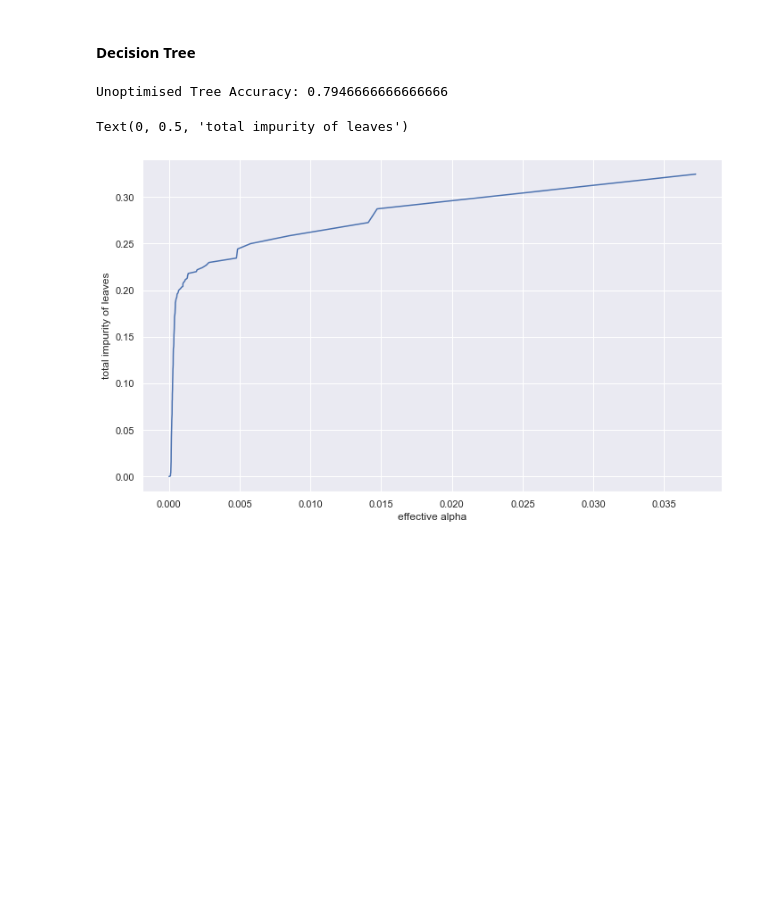
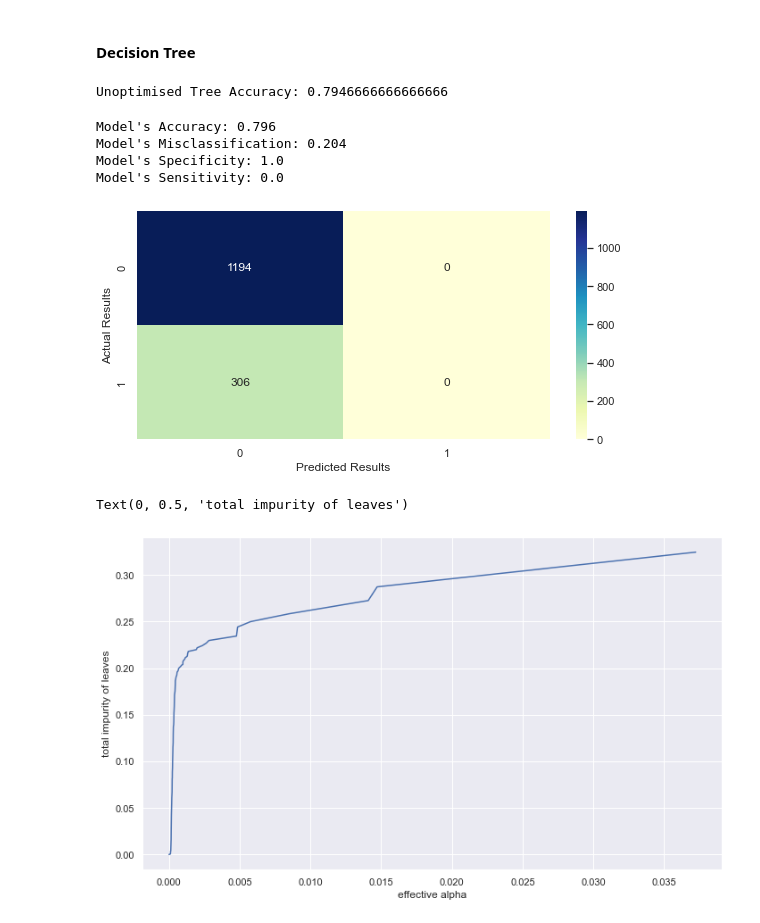
Before and after one commit to AML-final-course-project/SMM284, a Jupyter notebook: customer_churn.ipynb, the cells around one changed output. Drawn from its saved outputs; the diff is of its cells as text; code cells hidden in the pictures; blank space fills up the shorter version.

```diff
--- a/customer_churn.ipynb
+++ b/customer_churn.ipynb
@@ -736,6 +736,15 @@ clf.fit(X_train, Y_train)
 print('Unoptimised Tree Accuracy:', accuracy_score(Y_valid, clf.predict(X_valid)))
 # %% [output]
 Unoptimised Tree Accuracy: 0.7946666666666666
+# %%
+Y_predict = clf.predict(X_valid)
+c_m(Y_valid, Y_predict)
+# %% [output]
+Model's Accuracy: 0.796
+Model's Misclassification: 0.204
+Model's Specificity: 1.0
+Model's Sensitivity: 0.0
+[figure, added]
 # %%
 clf=DecisionTreeClassifier(random_state=0)
 path = clf.cost_complexity_pruning_path(X_train, Y_train) #computing the alpha and corresponding impurities
```
Also changed, not shown: parts of 1 cell of this notebook.
